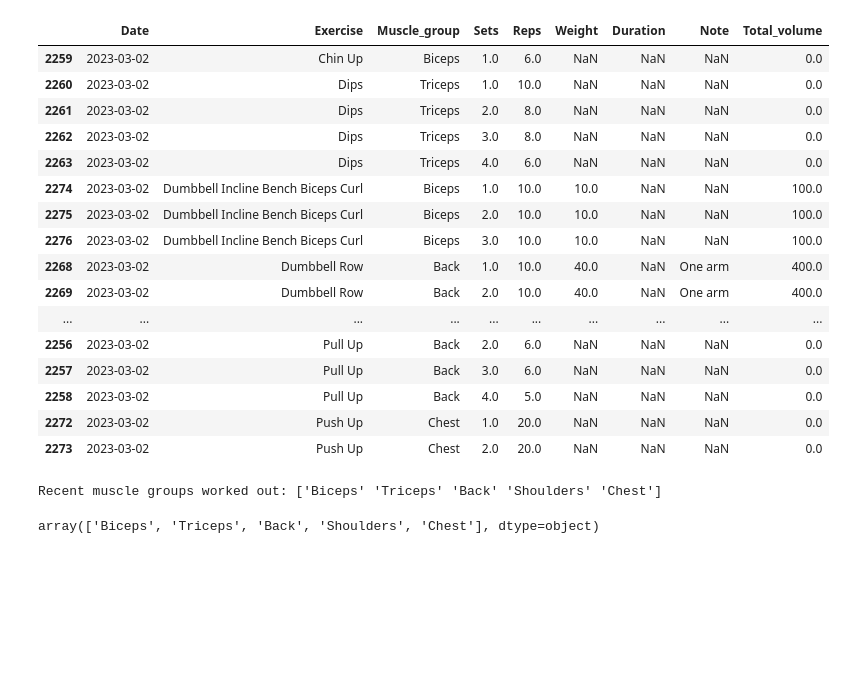
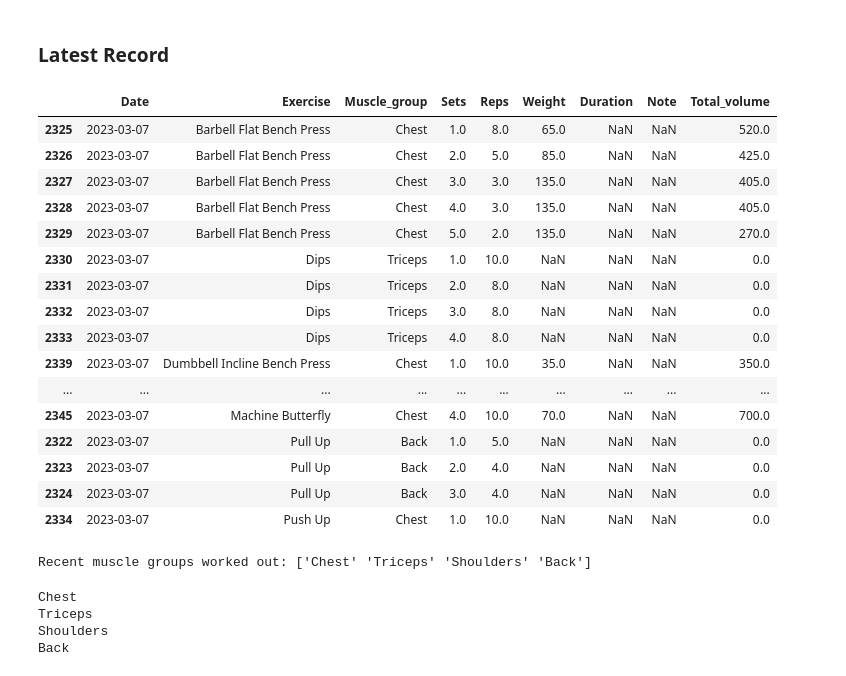
Before and after one commit to alexguerrero11/Workout-Progress-Dashboard, a Jupyter notebook: workbooks/main.ipynb, the cells around one changed output. Drawn from its saved outputs; the diff is of its cells as text; code cells hidden in the pictures; blank space fills up the shorter version.

```diff
--- a/workbooks/main.ipynb
+++ b/workbooks/main.ipynb
@@ -0,0 +14,3 @@
+# %%
+filename = '../data/main.csv'
+workout_data = pd.read_csv(filename)
@@ -1,14 +91,13 @@
 # %%
-from email import header
-import streamlit as st
-import pandas as pd
-from datetime import datetime, timedelta, date
-from dateutil.relativedelta import relativedelta
-
-# --------------------------------------------------
-# import data and clean columns
-workout_data = pd.read_csv("../data/main.csv")
+# columns clean up
 data_columns = ['Date', 'Exercise', 'Muscle_group', 'Sets', 'Reps', 'Weight', 'Duration', 'Note', 'Total_volume']
 workout_data = workout_data[data_columns]
+
+# rows clean up - removing NaN rows
+workout_data = workout_data[workout_data.Date.notnull()]
+
+# changing date field to datetime
 workout_data['Date'] = pd.to_datetime(workout_data['Date'], format="%m/%d/%Y")
+
+# sorting dataframe according to date, exercise, sets
 workout_data = workout_data.sort_values(by=['Date','Exercise','Sets'])
@@ -47,29 +185,36 @@ workout_data
+# %% [markdown]
+### Latest Record
 # %%
-latest_record = workout_data[workout_data['Date'] == workout_data['Date'].unique()[-2]]
+latest_record = workout_data[workout_data['Date'] == workout_data['Date'].unique()[-1]]
 latest_record
 # %% [output]
 |  | Date | Exercise | Muscle_group | Sets | Reps | Weight | Duration | Note | Total_volume |
-| 2259 | 2023-03-02 | Chin Up | Biceps | 1.0 | 6.0 | NaN | NaN | NaN | 0.0 |
-| 2260 | 2023-03-02 | Dips | Triceps | 1.0 | 10.0 | NaN | NaN | NaN | 0.0 |
-| 2261 | 2023-03-02 | Dips | Triceps | 2.0 | 8.0 | NaN | NaN | NaN | 0.0 |
-| 2262 | 2023-03-02 | Dips | Triceps | 3.0 | 8.0 | NaN | NaN | NaN | 0.0 |
-| 2263 | 2023-03-02 | Dips | Triceps | 4.0 | 6.0 | NaN | NaN | NaN | 0.0 |
-| 2274 | 2023-03-02 | Dumbbell Incline Bench Biceps Curl | Biceps | 1.0 | 10.0 | 10.0 | NaN | NaN | 100.0 |
-| 2275 | 2023-03-02 | Dumbbell Incline Bench Biceps Curl | Biceps | 2.0 | 10.0 | 10.0 | NaN | NaN | 100.0 |
-| 2276 | 2023-03-02 | Dumbbell Incline Bench Biceps Curl | Biceps | 3.0 | 10.0 | 10.0 | NaN | NaN | 100.0 |
-| 2268 | 2023-03-02 | Dumbbell Row | Back | 1.0 | 10.0 | 40.0 | NaN | One arm | 400.0 |
-| 2269 | 2023-03-02 | Dumbbell Row | Back | 2.0 | 10.0 | 40.0 | NaN | One arm | 400.0 |
+| 2325 | 2023-03-07 | Barbell Flat Bench Press | Chest | 1.0 | 8.0 | 65.0 | NaN | NaN | 520.0 |
+| 2326 | 2023-03-07 | Barbell Flat Bench Press | Chest | 2.0 | 5.0 | 85.0 | NaN | NaN | 425.0 |
+| 2327 | 2023-03-07 | Barbell Flat Bench Press | Chest | 3.0 | 3.0 | 135.0 | NaN | NaN | 405.0 |
+| 2328 | 2023-03-07 | Barbell Flat Bench Press | Chest | 4.0 | 3.0 | 135.0 | NaN | NaN | 405.0 |
+| 2329 | 2023-03-07 | Barbell Flat Bench Press | Chest | 5.0 | 2.0 | 135.0 | NaN | NaN | 270.0 |
+| 2330 | 2023-03-07 | Dips | Triceps | 1.0 | 10.0 | NaN | NaN | NaN | 0.0 |
+| 2331 | 2023-03-07 | Dips | Triceps | 2.0 | 8.0 | NaN | NaN | NaN | 0.0 |
+| 2332 | 2023-03-07 | Dips | Triceps | 3.0 | 8.0 | NaN | NaN | NaN | 0.0 |
+| 2333 | 2023-03-07 | Dips | Triceps | 4.0 | 8.0 | NaN | NaN | NaN | 0.0 |
+| 2339 | 2023-03-07 | Dumbbell Incline Bench Press | Chest | 1.0 | 10.0 | 35.0 | NaN | NaN | 350.0 |
 | ... | ... | ... | ... | ... | ... | ... | ... | ... | ... |
-| 2256 | 2023-03-02 | Pull Up | Back | 2.0 | 6.0 | NaN | NaN | NaN | 0.0 |
-| 2257 | 2023-03-02 | Pull Up | Back | 3.0 | 6.0 | NaN | NaN | NaN | 0.0 |
-| 2258 | 2023-03-02 | Pull Up | Back | 4.0 | 5.0 | NaN | NaN | NaN | 0.0 |
-| 2272 | 2023-03-02 | Push Up | Chest | 1.0 | 20.0 | NaN | NaN | NaN | 0.0 |
-| 2273 | 2023-03-02 | Push Up | Chest | 2.0 | 20.0 | NaN | NaN | NaN | 0.0 |
+| 2345 | 2023-03-07 | Machine Butterfly | Chest | 4.0 | 10.0 | 70.0 | NaN | NaN | 700.0 |
+| 2322 | 2023-03-07 | Pull Up | Back | 1.0 | 5.0 | NaN | NaN | NaN | 0.0 |
+| 2323 | 2023-03-07 | Pull Up | Back | 2.0 | 4.0 | NaN | NaN | NaN | 0.0 |
+| 2324 | 2023-03-07 | Pull Up | Back | 3.0 | 4.0 | NaN | NaN | NaN | 0.0 |
+| 2334 | 2023-03-07 | Push Up | Chest | 1.0 | 10.0 | NaN | NaN | NaN | 0.0 |
 # %%
-print(f"Recent muscle groups worked out: {workout_data[workout_data['Date'] == workout_data['Date'].unique()[-2]]['Muscle_group'].unique()}")
+print(f"Recent muscle groups worked out: {workout_data[workout_data['Date'] == workout_data['Date'].unique()[-1]]['Muscle_group'].unique()}")
 # %% [output]
-Recent muscle groups worked out: ['Biceps' 'Triceps' 'Back' 'Shoulders' 'Chest']
+Recent muscle groups worked out: ['Chest' 'Triceps' 'Shoulders' 'Back']
-# %%
-workout_data[workout_data['Date'] == workout_data['Date'].unique()[-2]]['Muscle_group'].unique()
-# %% [output]
-array(['Biceps', 'Triceps', 'Back', 'Shoulders', 'Chest'], dtype=object)
+# %%
+# what muscle did we work out last
+for unique_muscle in latest_record['Muscle_group'].unique():
+    print(unique_muscle)
+# %% [output]
+Chest
+Triceps
+Shoulders
+Back
```
Also changed, not shown: parts of 23 cells of this notebook, 2 other files.
